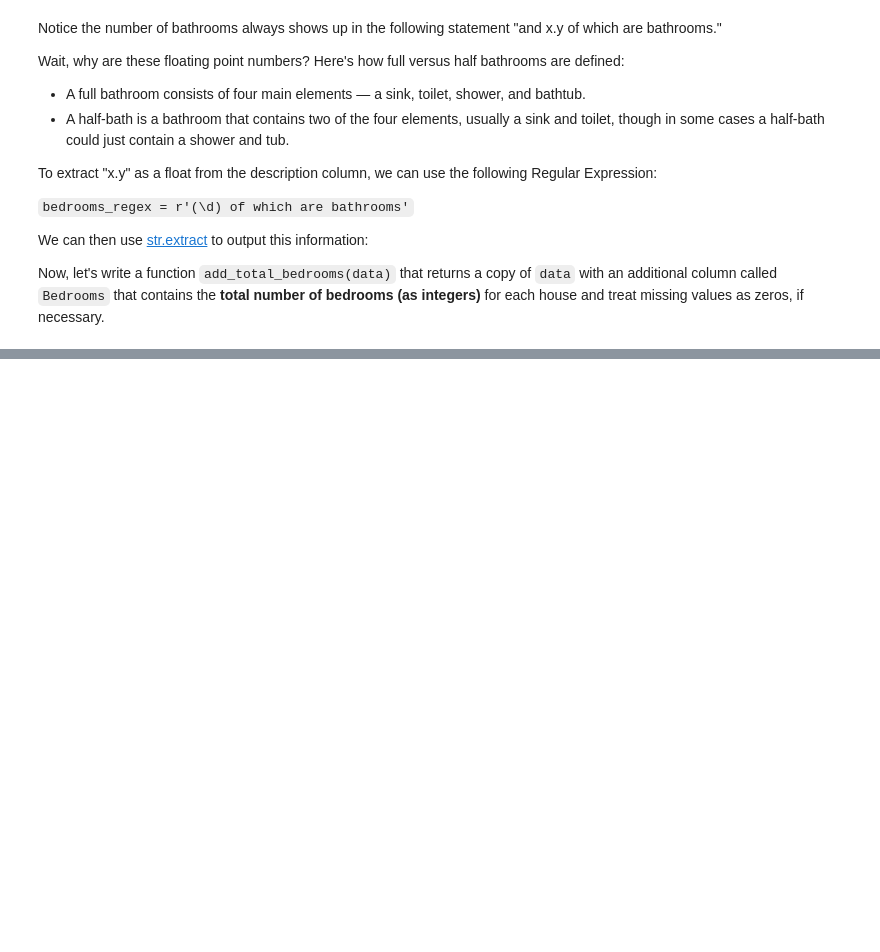
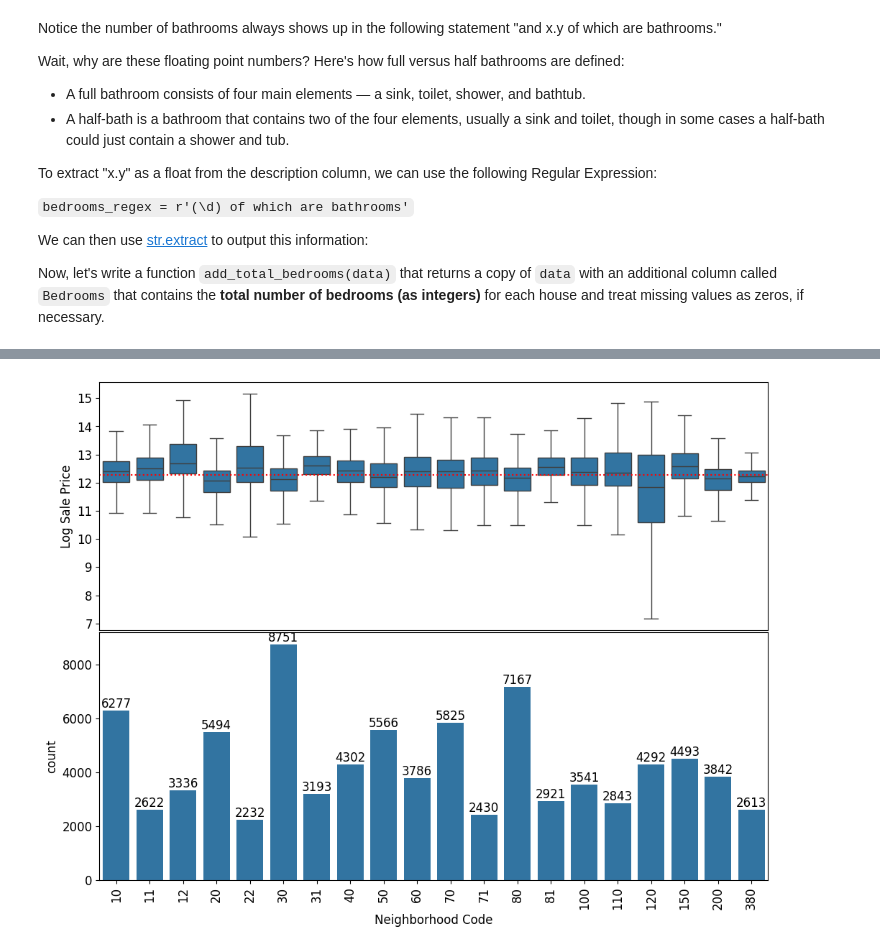
Before and after one commit to PSharp725/Cook-County-Housing, a Jupyter notebook: Cook_County_Housing_EDA.ipynb, the cells around one changed output, grey strips where cells are left out. Saved outputs shown, nothing was run; the diff lists cells and outputs as text; code cells hidden in the pictures; blank space fills up the shorter version.

```diff
--- a/Cook_County_Housing_EDA.ipynb
+++ b/Cook_County_Housing_EDA.ipynb
@@ -270,0 +360,13 @@ training_data = add_total_bedrooms(training_data)
+# %%
+# Make a copy of the df
+in_top_20_neighborhoods = training_data.copy()
+
+# Pull the 20 largest neighborhoods in our data and appending the codes to a list
+top_20_neighborhoods = in_top_20_neighborhoods['Neighborhood Code'].value_counts()[:20].index.tolist()
+
+# Filtering for data in the top 20 neighborhoods
+in_top_20_neighborhoods = in_top_20_neighborhoods[in_top_20_neighborhoods['Neighborhood Code'].isin(top_20_neighborhoods)]
+# %%
+plot_categorical(neighborhoods=in_top_20_neighborhoods)
+# %% [output]
+[figure, added]
```
Also changed, not shown: parts of 19 cells of this notebook, 1 other file.
